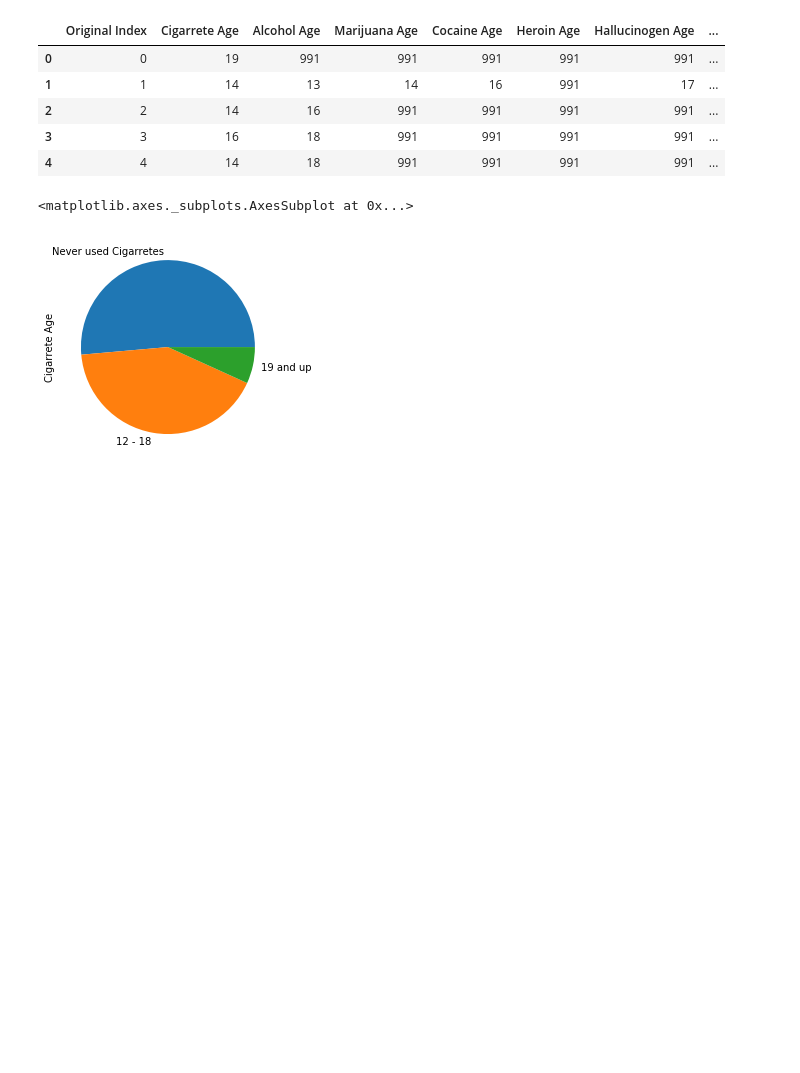
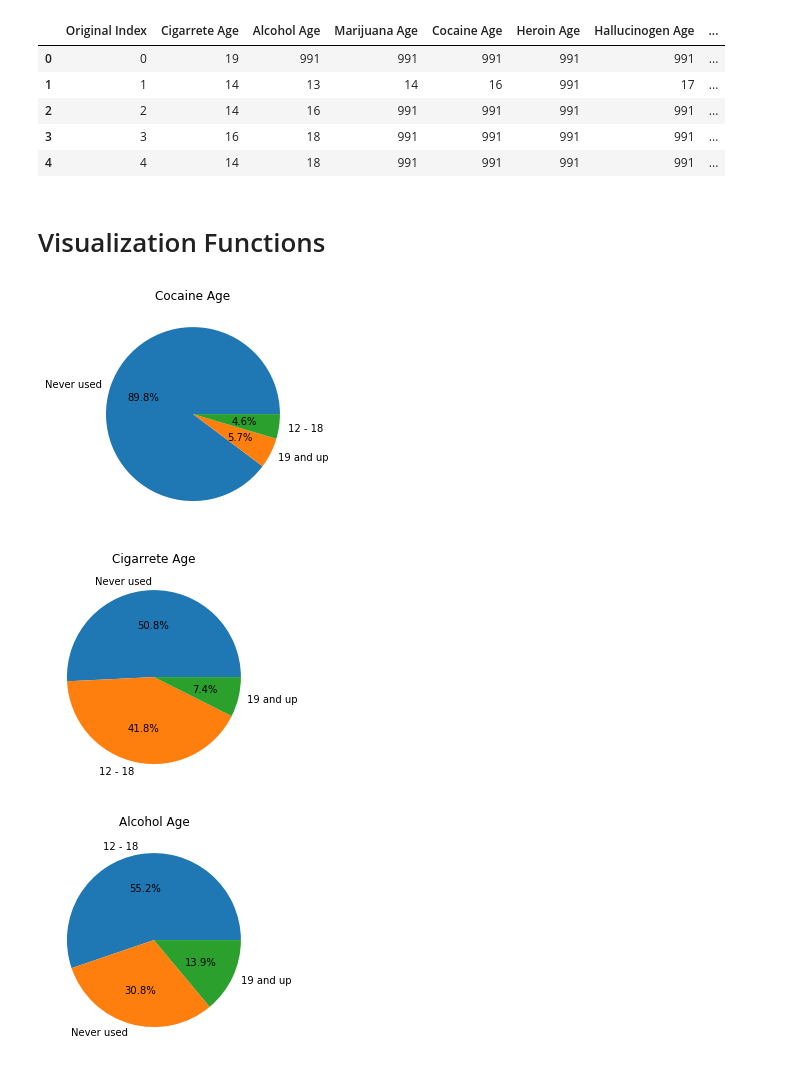
Before and after one commit to MichaelFellner/Drug-Use-Dataset-Cleaning, a Jupyter notebook: Data-Visualization.ipynb, the cells around one changed output. Drawn from its saved outputs; the diff is of its cells as text; code cells hidden in the pictures; blank space fills up the shorter version.

Commit message:
Added more visualization functions. Beginning to see interesting insights

```diff
--- a/Data-Visualization.ipynb
+++ b/Data-Visualization.ipynb
@@ -83,6 +85,2 @@ dtype: int64
 # %%
 age_data = age_data.drop(['ECSAGE','SEDAGE'],axis=1)
-# %%
-problem_codes = [981,985,991,994,997,998]
-for i in problem_codes:
-    print ("Total for " + str(i) + ": " + str((age_data.drop('Original Index',axis=1) == i).sum().sum()))
@@ -114,8 +107,8 @@ renames = {'IRCIGAGE':"Cigarrete Age",
           'IRSTMAGE' : 'Stimulant Age',
           'IRMTHAGE' : 'Meth Age',
           'PSYAGE2' : 'Psychotherapeutics Age',
-          'SUMAGE' : 'Any Drug Age',
-          'IEMAGE' : 'Any Drug (except marijuana) Age'}
+          'SUMAGE' : 'Any Illicit Drug Age',
+          'IEMAGE' : 'Any Illicit Drug (except marijuana) Age'}
 age_data = age_data.rename(mapper=renames,axis=1)
 # %%
 age_data.head()
@@ -126,16 +119,29 @@ age_data.head()
 | 2 | 2 | 14 | 16 | 991 | 991 | 991 | 991 | ... |
 | 3 | 3 | 16 | 18 | 991 | 991 | 991 | 991 | ... |
 | 4 | 4 | 14 | 18 | 991 | 991 | 991 | 991 | ... |
+# %% [markdown]
+<h1>Visualization Functions</h1>
 # %%
-#def single_use_visual(col_name,grouped=True):
-def grouper(ele,name):
+# #def single_use_visual(col_name,grouped=True):
+def grouper(ele):
     if ele < 19:
         return "12 - 18"
-    elif ele < 26:
+    elif ele < 990:
         return "19 and up"
     else:
-        return "Never used " + str(name)
-age_data['Cigarrete Age'].apply(lambda x: grouper(ele=x,name="Cigarretes")).value_counts().plot.pie()
+        return "Never used"
+# age_data['Cigarrete Age'].apply(lambda x: grouper(ele=x,name="Cigarretes")).value_counts().plot.pie()
+# plt.show()
+# def group_col(col_name):
+#     return age_data[col_name].apply(grouper).value_counts().sort_index()
-# %% [output]
-<matplotlib.axes._subplots.AxesSubplot at 0x...>
-[figure, removed]
+# %%
+def single_pie_plots(col_names):
+    for i in col_names:
+        age_data[i].apply(grouper).value_counts().plot.pie(title=i,autopct='%1.1f%%')
+        plt.axis('off')
+        plt.show()
+single_pie_plots(['Cocaine Age','Cigarrete Age','Alcohol Age'])
+# %% [output]
+[figure, added]
+[figure, added]
+[figure, added]
```
Also changed, not shown: parts of 18 cells of this notebook.
